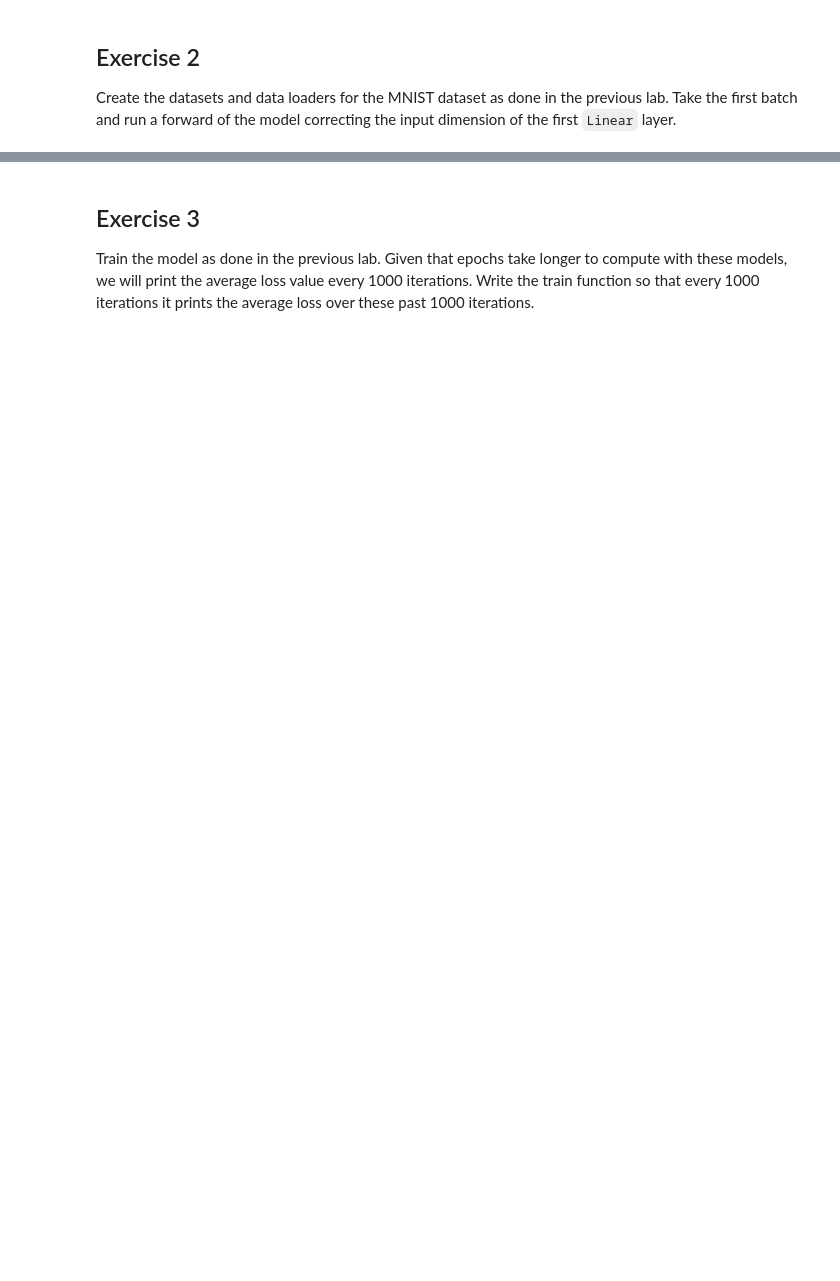
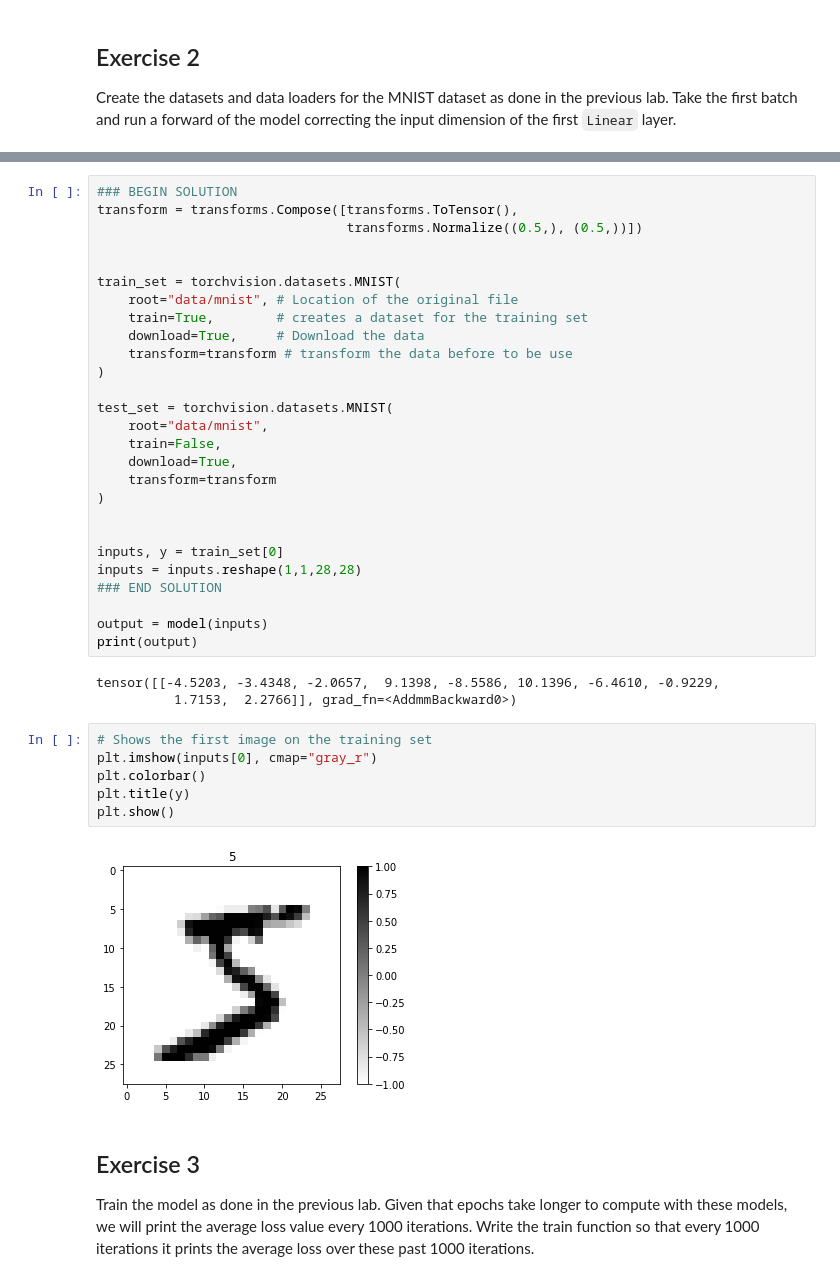
Before and after one commit to YosefGuevara012/DeepLearning_and_computer_vision_for_Marine_Robotics, a Jupyter notebook: TP_03_CNNs_and_transfer_learning.ipynb, the cells around one changed output, grey strips where cells are left out. Saved outputs shown, nothing was run; the diff lists cells and outputs as text; blank space fills up the shorter version.

```diff
--- a/TP_03_CNNs_and_transfer_learning.ipynb
+++ b/TP_03_CNNs_and_transfer_learning.ipynb
@@ -155,3 +118,41 @@ tensor([[ 7.9249e-03, -3.0587e-02,  5.4771e-02, -7.4371e-02,  2.5538e-02,
+# %%
+### BEGIN SOLUTION
+transform = transforms.Compose([transforms.ToTensor(),
+                                transforms.Normalize((0.5,), (0.5,))])
+
+
+train_set = torchvision.datasets.MNIST(
+    root="data/mnist", # Location of the original file
+    train=True,        # creates a dataset for the training set
+    download=True,     # Download the data
+    transform=transform # transform the data before to be use
+)
+
+test_set = torchvision.datasets.MNIST(
+    root="data/mnist",
+    train=False,
+    download=True,
+    transform=transform
+)
+
+
+inputs, y = train_set[0]
+inputs = inputs.reshape(1,1,28,28)
+### END SOLUTION
+
+output = model(inputs)
+print(output)
+# %% [output]
+tensor([[-4.5203, -3.4348, -2.0657,  9.1398, -8.5586, 10.1396, -6.4610, -0.9229,
+          1.7153,  2.2766]], grad_fn=<AddmmBackward0>)
+# %%
+# Shows the first image on the training set
+plt.imshow(inputs[0], cmap="gray_r")
+plt.colorbar()
+plt.title(y)
+plt.show()
+# %% [output]
+[figure, added]
 # %% [markdown]
 ## Exercise 3
 
```
Also changed, not shown: parts of 3 cells of this notebook.
